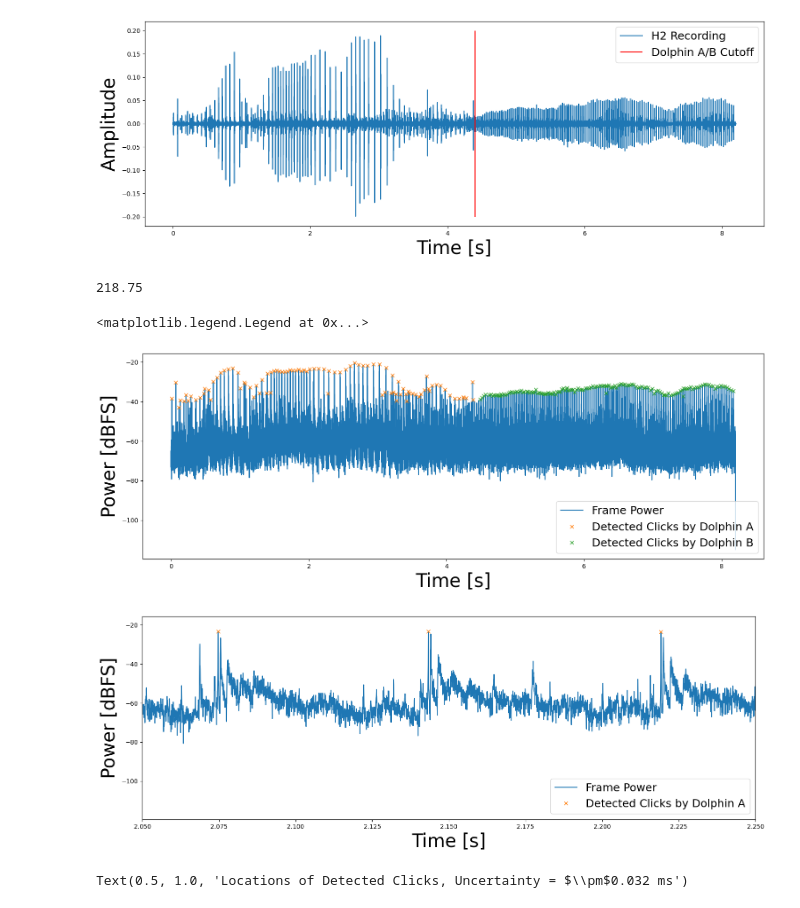
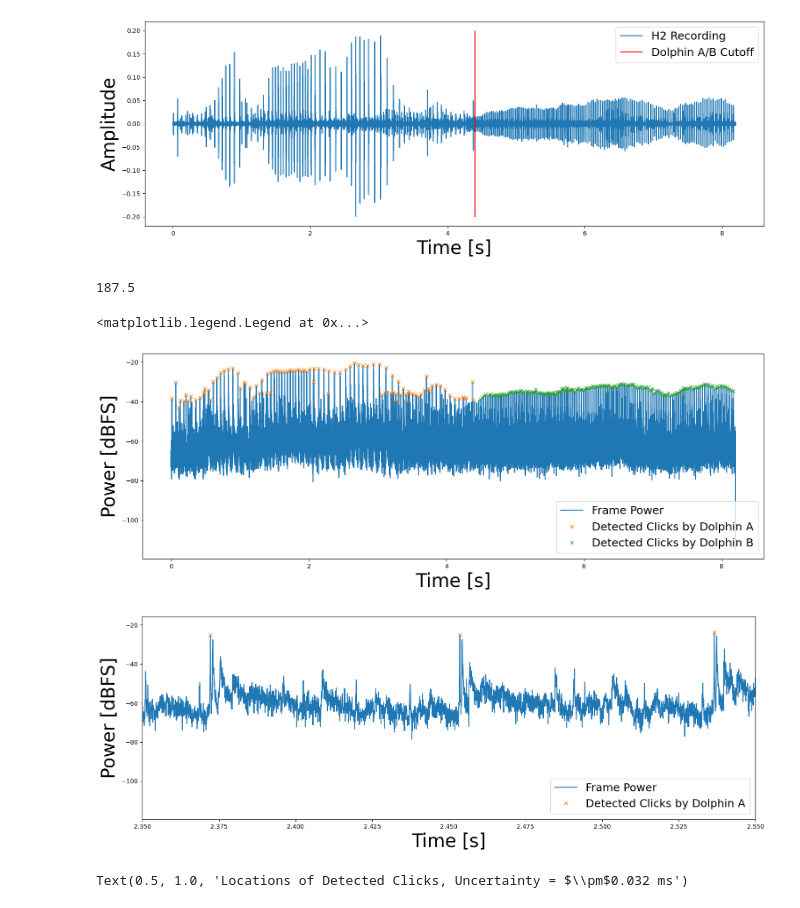
Before and after one commit to bpmasters/asa-challenge-24, a Jupyter notebook: asa-challenge-24.ipynb, the cells around one changed output. Saved outputs shown, nothing was run; the diff lists cells and outputs as text; code cells hidden in the pictures.

```diff
--- a/asa-challenge-24.ipynb
+++ b/asa-challenge-24.ipynb
@@ -105,7 +105,7 @@ plt.legend(fontsize=18)
 # Analysis Parameters for Simple Click Detection
 win_size = 16
 noverlap = int(win_size*.5) #np.int(np.ceil(win_size/10)) Use no overlap here for minimal uncertainty
-pk_distance = .007 * fs/(win_size-noverlap)  # Distance between peaks, frames based on 7 ms expected ICI
+pk_distance = .006 * fs/(win_size-noverlap)  # Distance between peaks, frames based on 7 ms expected ICI
 print(pk_distance)
 # pk_wlen = 20  # Samples to look around the peak
 
@@ -118,36 +118,36 @@ h2_buff = buffer(h2b, win_size, noverlap)
 h2_buff_pow = 20*np.log10(np.sqrt(np.mean(h2_buff**2,axis=1)))
 
 # Specify parameters for click detection
 dB_peak_thresh_a = 35  # Dolphin A threshold
 dB_peak_thresh_b = 35  # Dolphin B threshold
 
 
 # Run prominence based peak detector to find envelope (clicks)
 h2_peaks_a, _ = scipy.signal.find_peaks(h2_buff_pow[ts_buff<click_cutoff_t], prominence=dB_peak_thresh_a, distance=pk_distance)
 h2_peaks_b, _ = scipy.signal.find_peaks(h2_buff_pow[ts_buff>=click_cutoff_t], prominence=dB_peak_thresh_b, distance=pk_distance)
 
 # Plot the frame by frame power along with the detected click locations
 plt.figure()
 plt.plot(ts_buff, h2_buff_pow, label='Frame Power')
 plt.plot(ts_buff[h2_peaks_a], h2_buff_pow[h2_peaks_a], 'x', label='Detected Clicks by Dolphin A')
 plt.plot(ts_buff[ts_buff>=click_cutoff_t][h2_peaks_b], h2_buff_pow[ts_buff>=click_cutoff_t][h2_peaks_b], 'x', label='Detected Clicks by Dolphin B')
 plt.xlabel('Time [s]', fontsize = 30)
 plt.ylabel('Power [dBFS]', fontsize = 30)
 plt.legend(fontsize=18, loc='lower right')
 # plt.title(r'Locations of Detected Clicks, Uncertainty = $\pm$' + str(np.round(1000*win_size/fs/2, 3)) + ' ms', fontsize=30)
 
 plt.figure()
 plt.plot(ts_buff, h2_buff_pow, label='Frame Power')
 plt.plot(ts_buff[h2_peaks_a], h2_buff_pow[h2_peaks_a], 'x', label='Detected Clicks by Dolphin A')
-plt.xlim([2.05,2.25])
+plt.xlim([2.35,2.55])
 plt.xlabel('Time [s]', fontsize = 30)
 plt.ylabel('Power [dBFS]', fontsize = 30)
 plt.legend(fontsize=18, loc='lower right')
 # %% [output]
-218.75
+187.5
 <matplotlib.legend.Legend at 0x...>
 [figure]
-[figure, old version]
+[figure, new version]
 # %%
 
 # Analysis Parameters for Simple Click Detection
```
Also changed, not shown: parts of 6 cells of this notebook.
